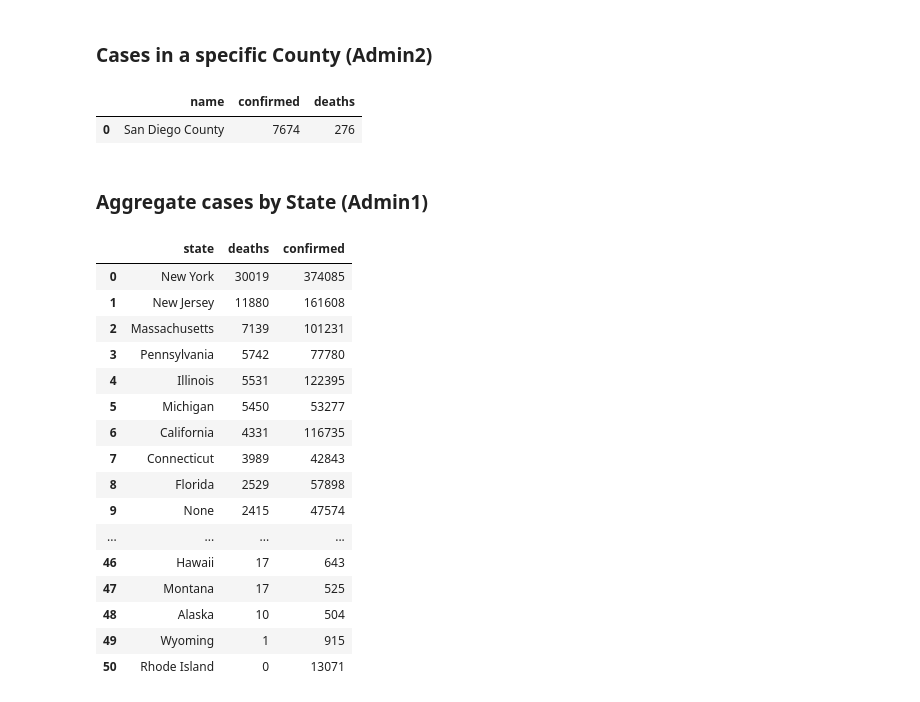
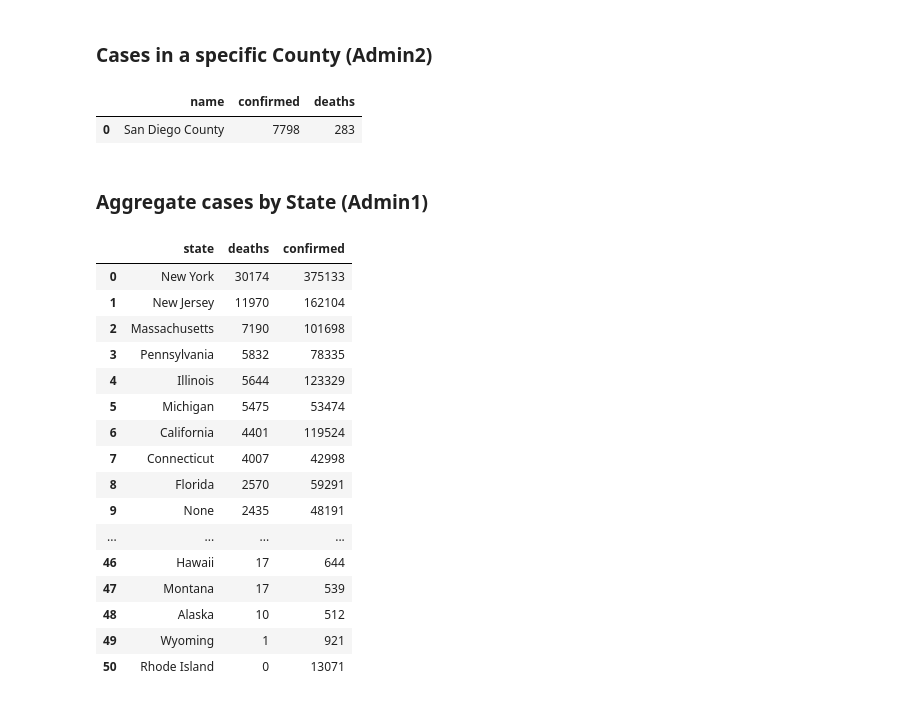
Before and after one commit to covid-19-net/covid-19-community, a Jupyter notebook: notebooks/3-ExampleQueriesBioentities.ipynb, the cells around one changed output. Drawn from its saved outputs; the diff is of its cells as text; code cells hidden in the pictures.

```diff
--- a/notebooks/3-ExampleQueriesBioentities.ipynb
+++ b/notebooks/3-ExampleQueriesBioentities.ipynb
@@ -161,37 +161,37 @@ graph.run(query, region=region).to_data_frame().head(100)
 admin2 = 'San Diego County'
 
 query = """
-MATCH (c:Cases{date: date("2020-06-03")})-[:REPORTED_IN]->(a:Admin2{name: $admin2})
+MATCH (c:Cases{date: date("2020-06-04")})-[:REPORTED_IN]->(a:Admin2{name: $admin2})
 RETURN a.name as name, c.cummulativeConfirmed as confirmed, c.cummulativeDeaths as deaths
 """
 graph.run(query, admin2=admin2).to_data_frame()
 # %% [output]
 |  | name | confirmed | deaths |
-| 0 | San Diego County | 7674 | 276 |
+| 0 | San Diego County | 7798 | 283 |
 # %% [markdown]
 ### Aggregate cases by State (Admin1)
 # %%
 query = """
-MATCH (o:Outbreak{id: "COVID-19"})<-[:RELATED_TO]-(c:Cases{date: date("2020-06-03")})-[:REPORTED_IN]->(a:Admin2)-[:IN]->(a1:Admin1)
+MATCH (o:Outbreak{id: "COVID-19"})<-[:RELATED_TO]-(c:Cases{date: date("2020-06-04")})-[:REPORTED_IN]->(a:Admin2)-[:IN]->(a1:Admin1)
 RETURN a1.name as state, sum(c.cummulativeDeaths) as deaths, sum(c.cummulativeConfirmed) as confirmed
 ORDER BY deaths DESC
 """
 graph.run(query).to_data_frame()
 # %% [output]
 |  | state | deaths | confirmed |
-| 0 | New York | 30019 | 374085 |
-| 1 | New Jersey | 11880 | 161608 |
-| 2 | Massachusetts | 7139 | 101231 |
-| 3 | Pennsylvania | 5742 | 77780 |
-| 4 | Illinois | 5531 | 122395 |
-| 5 | Michigan | 5450 | 53277 |
-| 6 | California | 4331 | 116735 |
-| 7 | Connecticut | 3989 | 42843 |
-| 8 | Florida | 2529 | 57898 |
-| 9 | None | 2415 | 47574 |
+| 0 | New York | 30174 | 375133 |
+| 1 | New Jersey | 11970 | 162104 |
+| 2 | Massachusetts | 7190 | 101698 |
+| 3 | Pennsylvania | 5832 | 78335 |
+| 4 | Illinois | 5644 | 123329 |
+| 5 | Michigan | 5475 | 53474 |
+| 6 | California | 4401 | 119524 |
+| 7 | Connecticut | 4007 | 42998 |
+| 8 | Florida | 2570 | 59291 |
+| 9 | None | 2435 | 48191 |
 | ... | ... | ... | ... |
-| 46 | Hawaii | 17 | 643 |
-| 47 | Montana | 17 | 525 |
-| 48 | Alaska | 10 | 504 |
-| 49 | Wyoming | 1 | 915 |
+| 46 | Hawaii | 17 | 644 |
+| 47 | Montana | 17 | 539 |
+| 48 | Alaska | 10 | 512 |
+| 49 | Wyoming | 1 | 921 |
 | 50 | Rhode Island | 0 | 13071 |
```
Also changed, not shown: parts of 5 cells of this notebook, 4 other files.
